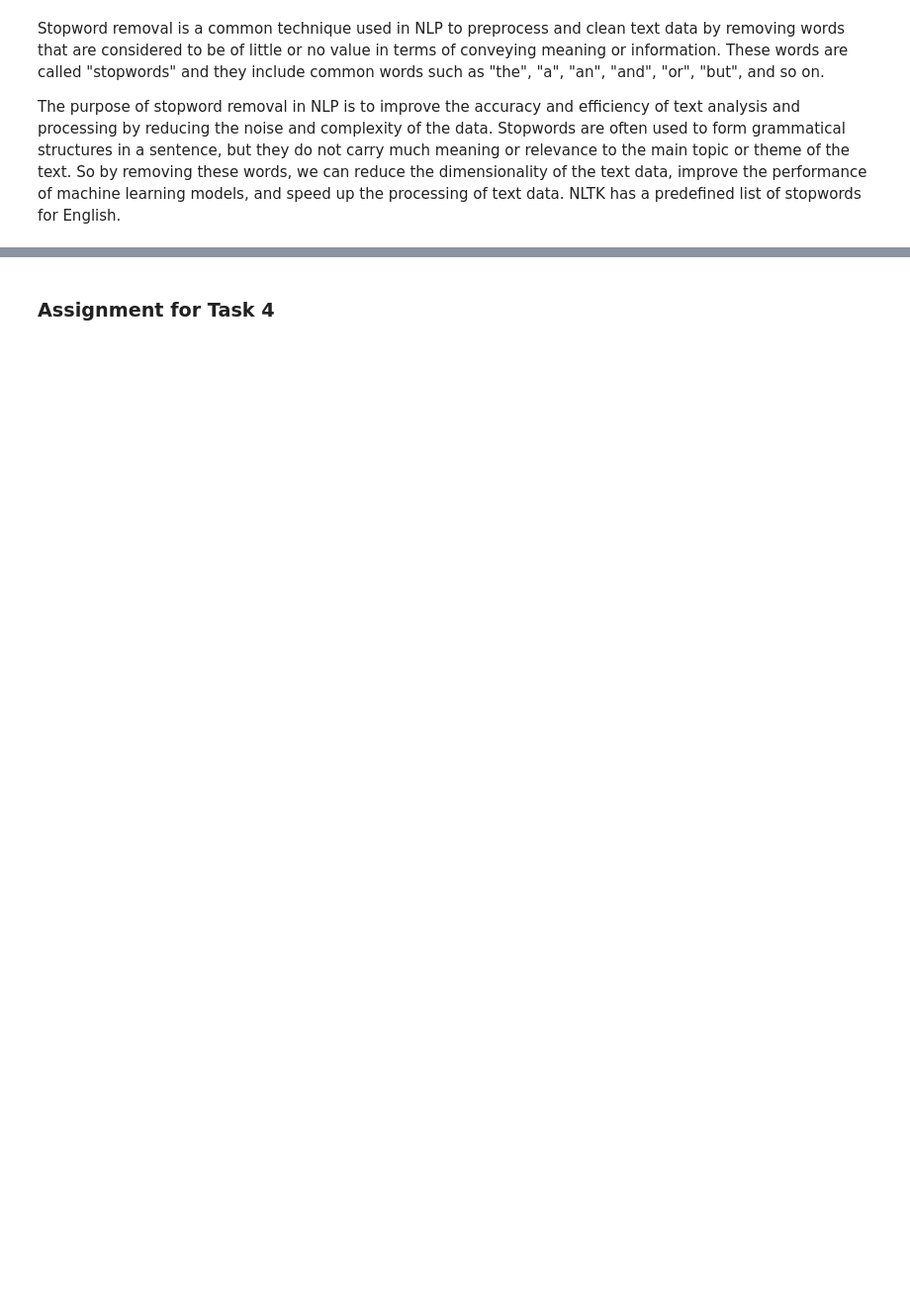
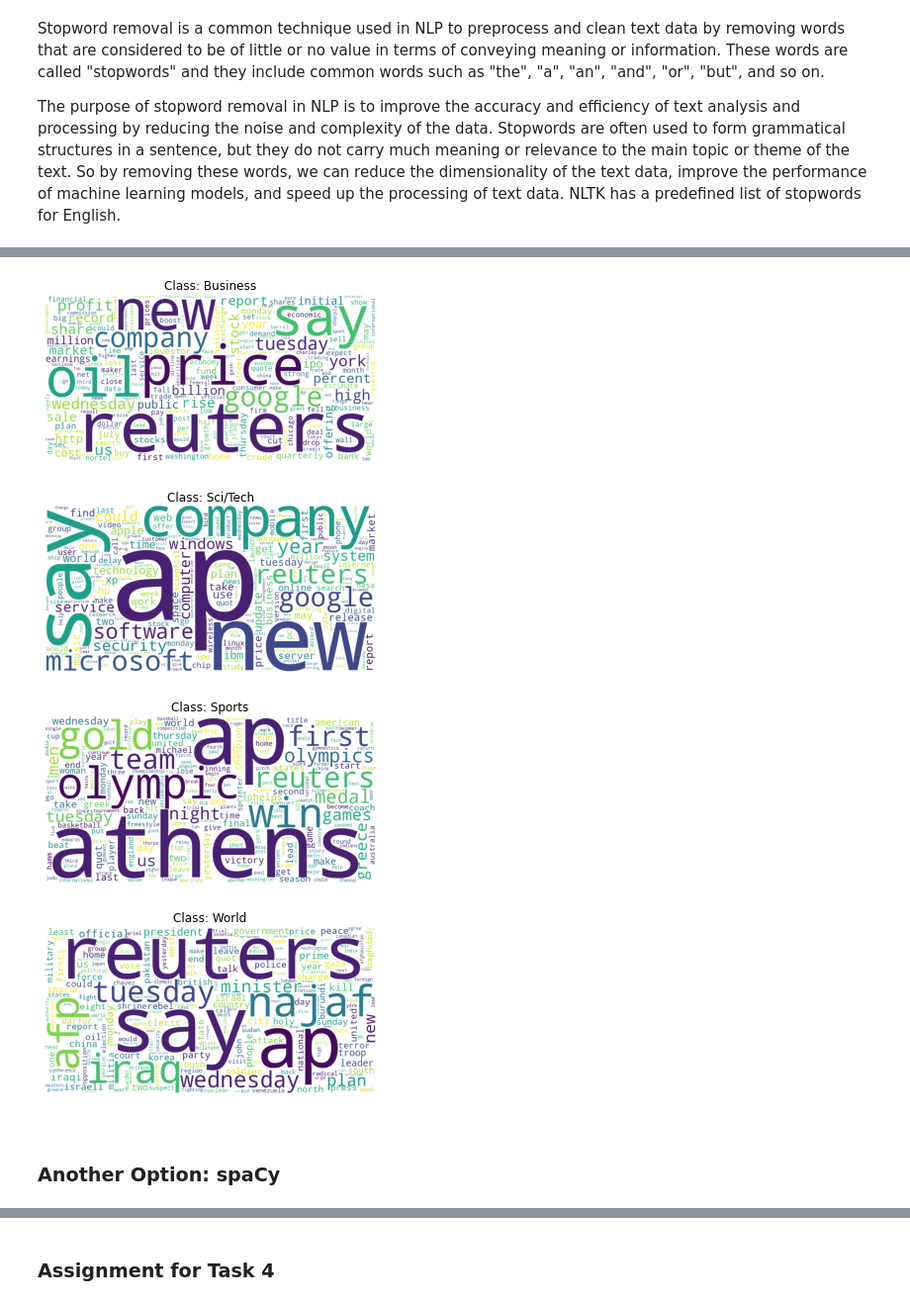
Before and after one commit to MultiX-Amsterdam/text-data-module, a Jupyter notebook: docs/tutorial-text-data.ipynb, the cells around one changed output, grey strips where cells are left out. Shown at 99% size. Cells and saved outputs as stored; diff of their text form; code cells hidden in the pictures; blank space fills up the shorter version.

```diff
--- a/docs/tutorial-text-data.ipynb
+++ b/docs/tutorial-text-data.ipynb
@@ -929,0 +662,3 @@ TypeError: object of type '_WorkDoneSentinel' has no len()
+# %%
+answer_word_counts_no_stopword = answer_remove_stopwords(answer_word_counts)
+answer_word_counts_no_stopword.groupby("class").head(n=5)
@@ -929,0 +706,11 @@ TypeError: object of type '_WorkDoneSentinel' has no len()
+# %%
+visualize_word_counts(answer_word_counts_no_stopword)
+# %% [output]
+[figure, added]
+[figure, added]
+[figure, added]
+[figure, added]
+# %% [markdown]
+<a name="spacy"></a>
+# %% [markdown]
+### Another Option: spaCy
```
Also changed, not shown: parts of 160 cells of this notebook, 2 other files.
